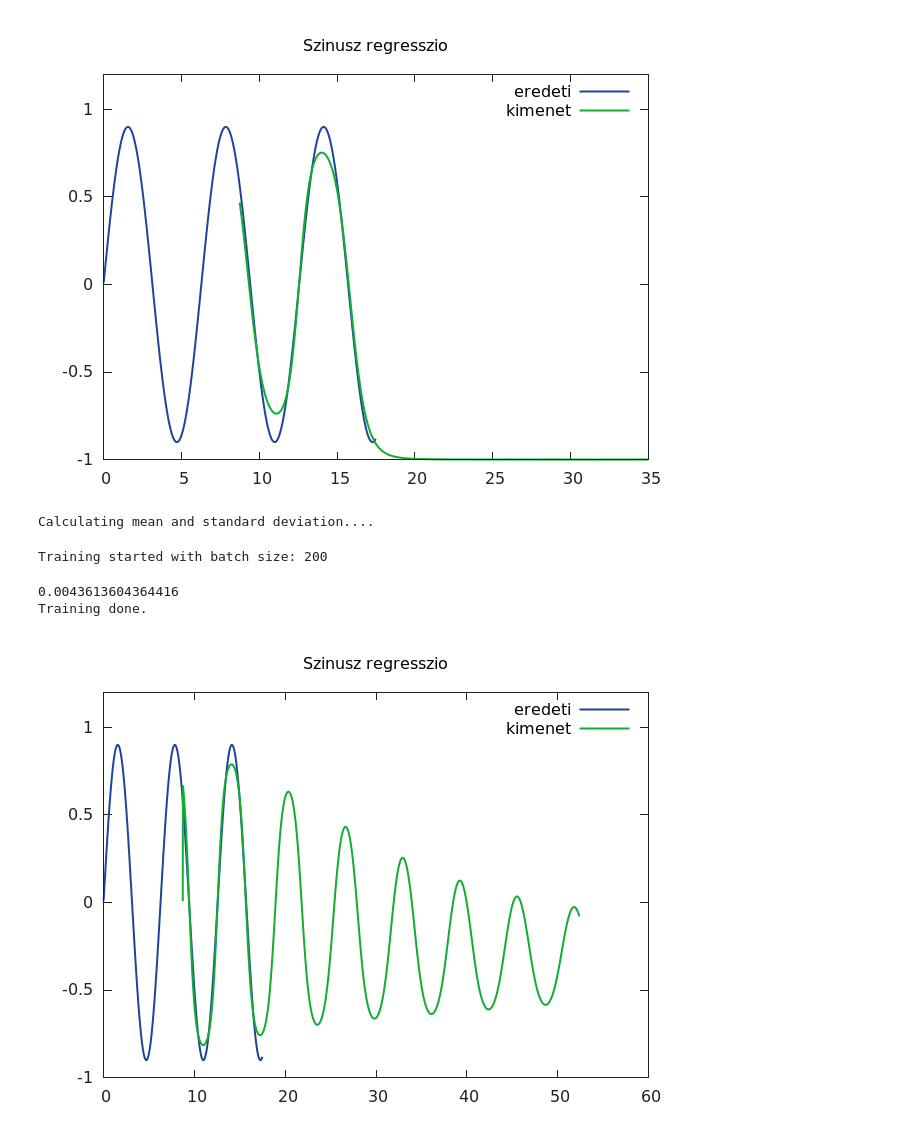
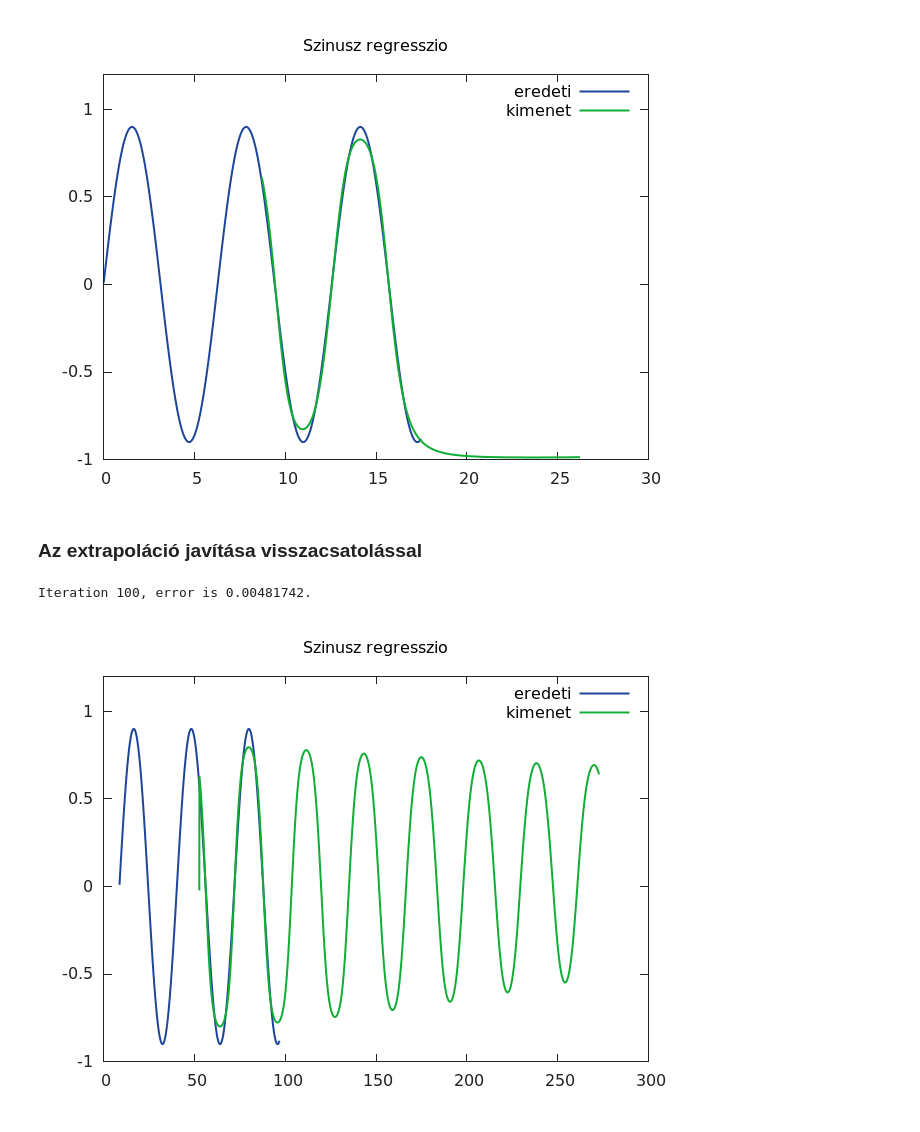
Before and after one commit to bvarga92/deeplearning, a Jupyter notebook: python/08.ipynb, the cells around one changed output. Saved outputs shown, nothing was run; the diff lists cells and outputs as text; code cells hidden in the pictures.

```diff
--- a/python/08.ipynb
+++ b/python/08.ipynb
@@ -151,13 +130,13 @@ plotSin(test_data,pred,GITHUB)
 # %%
-local test_data=genDataSin(500,1500,1000,false,true)
-local test_data=test_data:sort(1)
-local pred=model:forward(test_data[{{},{1,-2}}])
-plotSin(test_data,pred,GITHUB)
+local testData=genSin(500,1500,1000,false)
+local pred=model:forward(testData[{{},{1,-2}}])
+plotSin(data,testData,pred,GITHUB)
 # %% [output]
-[figure, old version]
+[figure, new version]
+# %% [markdown]
+### Az extrapoláció javítása visszacsatolással
 # %%
-function genDataSinFeedback(from, to, resolution, feedback, standardscale)
-    if (standardscale==nil) then standardscale=true end
+function genDataSinFeedback(from, to, resolution, feedback)
     local dat = torch.Tensor(resolution):range(from,to):apply(math.rad)
     local result=dat:clone()
     for i=1,feedback do
@@ -165,47 +144,34 @@ function genDataSinFeedback(from, to, resolution, feedback, standardscale)
     end
 
     result=torch.cat(result:clone(), dat:clone():apply(math.sin)*0.9,2)
-    -- bemenet standardizálás
-    if (standardscale==true) then
-        print("Calculating mean and standard deviation....")
-        mean=result[{{},1}]:mean()
-        var=result[{{},1}]:std()
-    end
 
-    result[{{},1}]=(result[{{},1}]-mean)/var
     return result:clone()
 end
-data=genDataSinFeedback(1,1000,1000,1)
-# %% [output]
-Calculating mean and standard deviation....
-# %%
-epochs=100
-optimState = {
-      learningRate = 0.05,
-      weightDecay = 1e-4,
-      momentum = 0.9,
-      nesterov = false,
-      dampering = 0,
-      learningRateDecay = 0
-    }
-
-criterion = nn.MSECriterion()
-model=createModel(data:size(2)-1,{40,40},1)
-
-if (batchSize>data:size(1)) then error() end
-losses = torch.Tensor(epochs)
-
-print("Training started with batch size: " .. batchSize)
-trainModel()
-print("Training done.")
-# %% [output]
-Training started with batch size: 200
-0.0043613604364416
-Training done.
+# %%
+-- a tanito adatok
+data=genDataSinFeedback(1,1000,1000,1,false)
+-- a halo
+model=createModel(data:size(2)-1,{40,40},1)
+-- az optimalizacio parameterei
+criterion=nn.MSECriterion()
+epochs=100
+batchSize=200
+optPar={
+    learningRate=0.05,
+    weightDecay=1e-4,
+    momentum=0.9,
+    nesterov=false,
+    dampening=0,
+    learningRateDecay=0
+}
+-- tanitas
+if(batchSize>data:size(1)) then error() end
+trainModel(model,data,criterion,optPar)
+# %% [output]
+Iteration 100, error is 0.00481742.
 # %%
-test_data=genDataSinFeedback(500,3000,1000,1,false)
---test_data=test_data:sort(1)
-pred=model:forward(test_data[{{},{1,-2}}])
-plotSin(test_data,pred,GITHUB)
+testData=genDataSinFeedback(500,3000,1000,1,true)
+pred=model:forward(testData[{{},{1,-2}}])
+plotSin(data,testData,pred,GITHUB)
 # %% [output]
-[figure, old version]
+[figure, new version]
```
Also changed, not shown: parts of 9 cells of this notebook, 2 other files.
